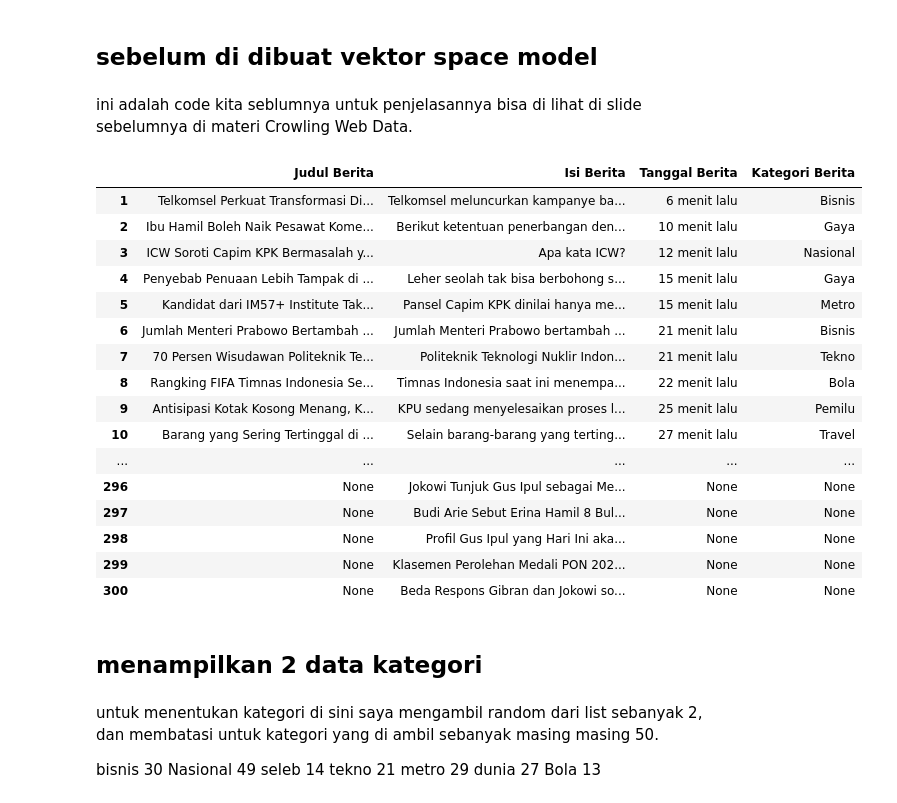
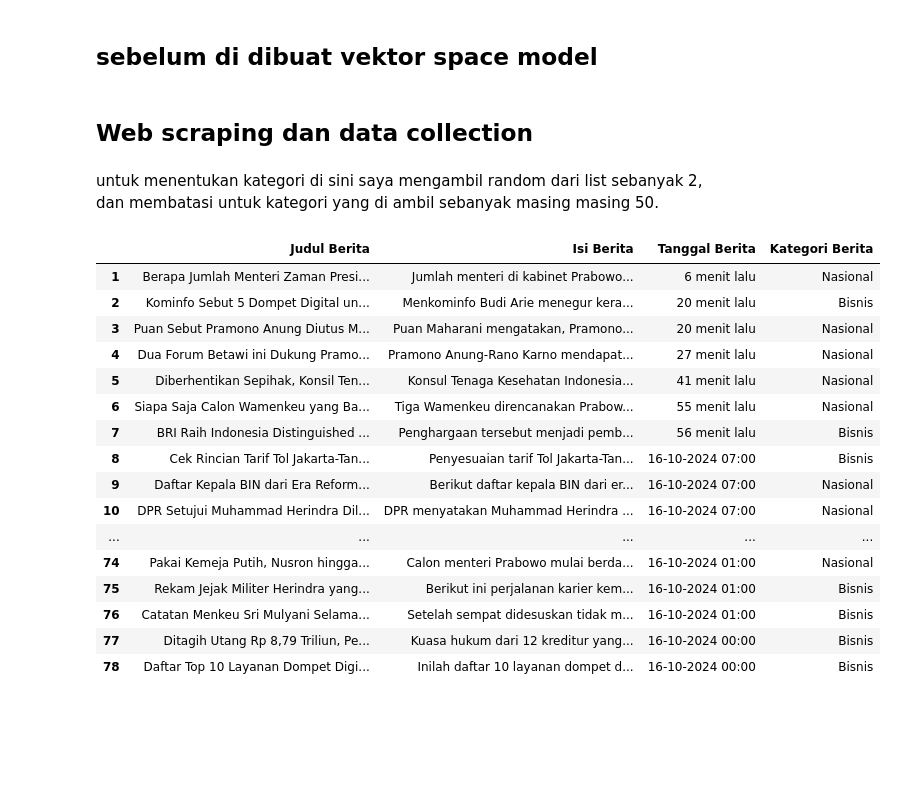
Before and after one commit to yudha22052/ppw, a Jupyter notebook: _sources/VectorSpaceModel.ipynb, the cells around one changed output. Saved outputs shown, nothing was run; the diff lists cells and outputs as text; code cells hidden in the pictures; blank space fills up the shorter version.

```diff
--- a/_sources/VectorSpaceModel.ipynb
+++ b/_sources/VectorSpaceModel.ipynb
@@ -18,5 +21,5 @@ Requirement already satisfied: urllib3<3,>=1.21.1 in /usr/local/lib/python3.10/d
 Requirement already satisfied: certifi>=2017.4.17 in /usr/local/lib/python3.10/dist-packages (from requests) (2024.8.30)
 # %% [markdown]
 ## sebelum di dibuat vektor space model
-# %% [markdown]
-ini adalah code kita seblumnya untuk penjelasannya bisa di lihat di slide sebelumnya di materi Crowling Web Data.
+# %% [markdown]
+## Web scraping dan data collection
@@ -23,10 +32,6 @@ ini adalah code kita seblumnya untuk penjelasannya bisa di lihat di slide sebelu
+# %% [markdown]
+untuk menentukan kategori di sini saya mengambil random dari list sebanyak 2, dan membatasi untuk kategori yang di ambil sebanyak masing masing 50.
 # %%
-from bs4 import BeautifulSoup
-import requests
-from datetime import datetime, timedelta
-import pandas as pd
-from IPython.display import display
-
 # Mengambil data dari situs web
 url = 'https://www.tempo.co/indeks'
 response = requests.get(url)
@@ -37,7 +42,6 @@ articles = soup.find_all('article', class_='text-card')
 data = []
 
 # Looping melalui artikel dan ekstraksi informasi
-article_counter = 1
 for article in articles:
     title = article.find('h2', class_='title')
     title_text = title.text.strip() if title else None
@@ -49,64 +53,56 @@ for article in articles:
     if date:
         date_text = date.text.strip()
         if "jam lalu" in date_text:
             hours_ago = int(date_text.split(' ')[0])
             publish_time = datetime.now() - timedelta(hours=hours_ago)
             date_text = publish_time.strftime('%d-%m-%Y %H:%M')
     else:
         date_text = None
 
     link = title.find('a')['href'] if title else None
     category_from_url = link.split('.')[0].replace('https://', '').replace('http://', '') if link else None
     category = category_from_url.capitalize() if category_from_url else None
 
     data.append({
         'Judul Berita': title_text,
         'Isi Berita': content_text,
         'Tanggal Berita': date_text,
         'Kategori Berita': category
     })
 
-    article_counter += 1
-
 df = pd.DataFrame(data)
 
-df = df.reset_index(drop=True)
-df.index += 1
+categories = df['Kategori Berita'].unique()
 
-styled_df = df.style.set_table_styles(
+# selected_categories = random.sample(list(categories), 2)
+selected_categories = ['Nasional', 'Bisnis']
+df_selected = df[df['Kategori Berita'].isin(selected_categories)]
+df_final = df_selected.groupby('Kategori Berita').head(50)
+
+df_final = df_final.reset_index(drop=True)
+df_final.index += 1
+
+styled_df = df_final.style.set_table_styles(
     [{'selector': 'table', 'props': [('border-collapse', 'collapse'), ('width', '100%')]},
      {'selector': 'th, td', 'props': [('border', '1px solid black'), ('padding', '8px'), ('text-align', 'left')]}]
 )
 
-# Menampilkan DataFrame dengan gaya border
 display(styled_df)
 # %% [output]
 |  | Judul Berita | Isi Berita | Tanggal Berita | Kategori Berita |
-| 1 | Telkomsel Perkuat Transformasi Di... | Telkomsel meluncurkan kampanye ba... | 6 menit lalu | Bisnis |
-| 2 | Ibu Hamil Boleh Naik Pesawat Kome... | Berikut ketentuan penerbangan den... | 10 menit lalu | Gaya |
-| 3 | ICW Soroti Capim KPK Bermasalah y... | Apa kata ICW? | 12 menit lalu | Nasional |
-| 4 | Penyebab Penuaan Lebih Tampak di ... | Leher seolah tak bisa berbohong s... | 15 menit lalu | Gaya |
-| 5 | Kandidat dari IM57+ Institute Tak... | Pansel Capim KPK dinilai hanya me... | 15 menit lalu | Metro |
-| 6 | Jumlah Menteri Prabowo Bertambah ... | Jumlah Menteri Prabowo bertambah ... | 21 menit lalu | Bisnis |
-| 7 | 70 Persen Wisudawan Politeknik Te... | Politeknik Teknologi Nuklir Indon... | 21 menit lalu | Tekno |
-| 8 | Rangking FIFA Timnas Indonesia Se... | Timnas Indonesia saat ini menempa... | 22 menit lalu | Bola |
-| 9 | Antisipasi Kotak Kosong Menang, K... | KPU sedang menyelesaikan proses l... | 25 menit lalu | Pemilu |
-| 10 | Barang yang Sering Tertinggal di ... | Selain barang-barang yang terting... | 27 menit lalu | Travel |
+| 1 | Berapa Jumlah Menteri Zaman Presi... | Jumlah menteri di kabinet Prabowo... | 6 menit lalu | Nasional |
+| 2 | Kominfo Sebut 5 Dompet Digital un... | Menkominfo Budi Arie menegur kera... | 20 menit lalu | Bisnis |
+| 3 | Puan Sebut Pramono Anung Diutus M... | Puan Maharani mengatakan, Pramono... | 20 menit lalu | Nasional |
+| 4 | Dua Forum Betawi ini Dukung Pramo... | Pramono Anung-Rano Karno mendapat... | 27 menit lalu | Nasional |
+| 5 | Diberhentikan Sepihak, Konsil Ten... | Konsul Tenaga Kesehatan Indonesia... | 41 menit lalu | Nasional |
+| 6 | Siapa Saja Calon Wamenkeu yang Ba... | Tiga Wamenkeu direncanakan Prabow... | 55 menit lalu | Nasional |
+| 7 | BRI Raih Indonesia Distinguished ... | Penghargaan tersebut menjadi pemb... | 56 menit lalu | Bisnis |
+| 8 | Cek Rincian Tarif Tol Jakarta-Tan... | Penyesuaian tarif Tol Jakarta-Tan... | 16-10-2024 07:00 | Bisnis |
+| 9 | Daftar Kepala BIN dari Era Reform... | Berikut daftar kepala BIN dari er... | 16-10-2024 07:00 | Nasional |
+| 10 | DPR Setujui Muhammad Herindra Dil... | DPR menyatakan Muhammad Herindra ... | 16-10-2024 07:00 | Nasional |
 | ... | ... | ... | ... | ... |
-| 296 | None | Jokowi Tunjuk Gus Ipul sebagai Me... | None | None |
-| 297 | None | Budi Arie Sebut Erina Hamil 8 Bul... | None | None |
-| 298 | None | Profil Gus Ipul yang Hari Ini aka... | None | None |
-| 299 | None | Klasemen Perolehan Medali PON 202... | None | None |
-| 300 | None | Beda Respons Gibran dan Jokowi so... | None | None |
+| 74 | Pakai Kemeja Putih, Nusron hingga... | Calon menteri Prabowo mulai berda... | 16-10-2024 01:00 | Nasional |
+| 75 | Rekam Jejak Militer Herindra yang... | Berikut ini perjalanan karier kem... | 16-10-2024 01:00 | Bisnis |
+| 76 | Catatan Menkeu Sri Mulyani Selama... | Setelah sempat didesuskan tidak m... | 16-10-2024 01:00 | Bisnis |
+| 77 | Ditagih Utang Rp 8,79 Triliun, Pe... | Kuasa hukum dari 12 kreditur yang... | 16-10-2024 00:00 | Bisnis |
+| 78 | Daftar Top 10 Layanan Dompet Digi... | Inilah daftar 10 layanan dompet d... | 16-10-2024 00:00 | Bisnis |
-# %% [markdown]
-## menampilkan 2 data kategori
-# %% [markdown]
-untuk menentukan kategori di sini saya mengambil random dari list sebanyak 2, dan membatasi untuk kategori yang di ambil sebanyak masing masing 50.
-
-bisnis 30
-Nasional 49
-seleb 14
-tekno 21
-metro 29
-dunia 27
-Bola 13
```
Also changed, not shown: parts of 27 cells of this notebook, 23 other files.
